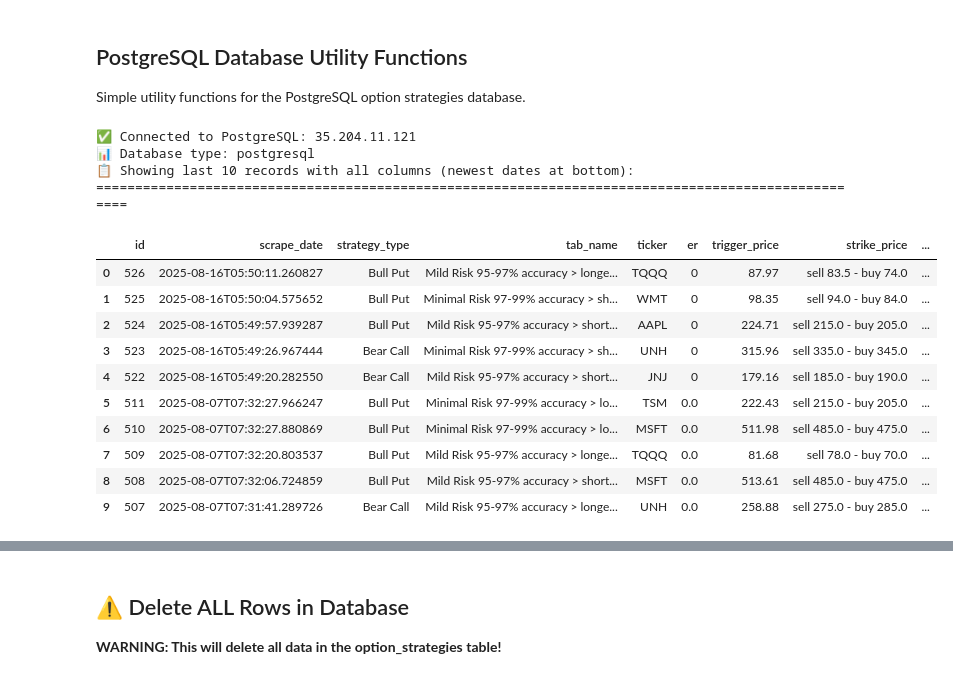
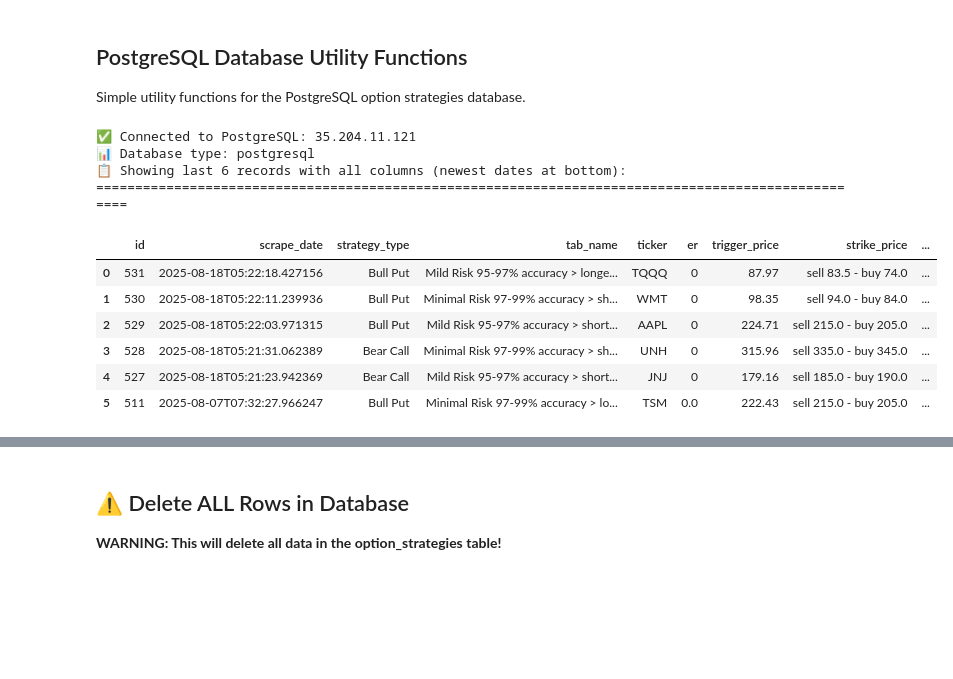
Before and after one commit to cd205/optcom, a Jupyter notebook: database/database_manual_utility_functions.ipynb, the cells around one changed output, grey strips where cells are left out. Saved outputs shown, nothing was run; the diff lists cells and outputs as text; code cells hidden in the pictures; blank space fills up the shorter version.

```diff
--- a/database/database_manual_utility_functions.ipynb
+++ b/database/database_manual_utility_functions.ipynb
@@ -52,43 +52,39 @@ config.pg_config = {
     'password': pg_creds['password']
 }
 
 db = DatabaseConnection(config)
 print(f"✅ Connected to PostgreSQL: {db.config.pg_config['host']}")
 print(f"📊 Database type: {db.config.db_type}")
 
 def get_recent_data(limit=20):
     """Get recent records with valid tickers - newest dates at bottom"""
     query = "SELECT * FROM option_strategies WHERE ticker IS NOT NULL AND ticker != 'None' ORDER BY scrape_date DESC, id ASC LIMIT %s"
     return db.execute_query_df(query, (limit,))
 
 # Fetch and display data
-recent_data = get_recent_data(10)
+recent_data = get_recent_data(6)
 print(f"📋 Showing last {len(recent_data)} records with all columns (newest dates at bottom):")
 
 # Configure pandas display
 pd.set_option('display.max_columns', None)
 pd.set_option('display.width', None)
 pd.set_option('display.max_colwidth', None)
 
 print("="*100)
 display(recent_data)
 print("="*100)
 print(f"✅ Displayed {len(recent_data)} records with {len(recent_data.columns)} columns")
 print(f"📅 Date range: {recent_data['scrape_date'].min()} to {recent_data['scrape_date'].max()}")
 # %% [output]
 ✅ Connected to PostgreSQL: 35.204.11.121
 📊 Database type: postgresql
-📋 Showing last 10 records with all columns (newest dates at bottom):
+📋 Showing last 6 records with all columns (newest dates at bottom):
 ====================================================================================================
 |  | id | scrape_date | strategy_type | tab_name | ticker | er | trigger_price | strike_price | ... |
-| 0 | 526 | 2025-08-16T05:50:11.260827 | Bull Put | Mild Risk 95-97% accuracy > longe... | TQQQ | 0 | 87.97 | sell 83.5 - buy 74.0 | ... |
-| 1 | 525 | 2025-08-16T05:50:04.575652 | Bull Put | Minimal Risk 97-99% accuracy > sh... | WMT | 0 | 98.35 | sell 94.0 - buy 84.0 | ... |
-| 2 | 524 | 2025-08-16T05:49:57.939287 | Bull Put | Mild Risk 95-97% accuracy > short... | AAPL | 0 | 224.71 | sell 215.0 - buy 205.0 | ... |
-| 3 | 523 | 2025-08-16T05:49:26.967444 | Bear Call | Minimal Risk 97-99% accuracy > sh... | UNH | 0 | 315.96 | sell 335.0 - buy 345.0 | ... |
-| 4 | 522 | 2025-08-16T05:49:20.282550 | Bear Call | Mild Risk 95-97% accuracy > short... | JNJ | 0 | 179.16 | sell 185.0 - buy 190.0 | ... |
+| 0 | 531 | 2025-08-18T05:22:18.427156 | Bull Put | Mild Risk 95-97% accuracy > longe... | TQQQ | 0 | 87.97 | sell 83.5 - buy 74.0 | ... |
+| 1 | 530 | 2025-08-18T05:22:11.239936 | Bull Put | Minimal Risk 97-99% accuracy > sh... | WMT | 0 | 98.35 | sell 94.0 - buy 84.0 | ... |
+| 2 | 529 | 2025-08-18T05:22:03.971315 | Bull Put | Mild Risk 95-97% accuracy > short... | AAPL | 0 | 224.71 | sell 215.0 - buy 205.0 | ... |
+| 3 | 528 | 2025-08-18T05:21:31.062389 | Bear Call | Minimal Risk 97-99% accuracy > sh... | UNH | 0 | 315.96 | sell 335.0 - buy 345.0 | ... |
+| 4 | 527 | 2025-08-18T05:21:23.942369 | Bear Call | Mild Risk 95-97% accuracy > short... | JNJ | 0 | 179.16 | sell 185.0 - buy 190.0 | ... |
 | 5 | 511 | 2025-08-07T07:32:27.966247 | Bull Put | Minimal Risk 97-99% accuracy > lo... | TSM | 0.0 | 222.43 | sell 215.0 - buy 205.0 | ... |
-| 6 | 510 | 2025-08-07T07:32:27.880869 | Bull Put | Minimal Risk 97-99% accuracy > lo... | MSFT | 0.0 | 511.98 | sell 485.0 - buy 475.0 | ... |
-| 7 | 509 | 2025-08-07T07:32:20.803537 | Bull Put | Mild Risk 95-97% accuracy > longe... | TQQQ | 0.0 | 81.68 | sell 78.0 - buy 70.0 | ... |
-| 8 | 508 | 2025-08-07T07:32:06.724859 | Bull Put | Mild Risk 95-97% accuracy > short... | MSFT | 0.0 | 513.61 | sell 485.0 - buy 475.0 | ... |
-| 9 | 507 | 2025-08-07T07:31:41.289726 | Bear Call | Mild Risk 95-97% accuracy > longe... | UNH | 0.0 | 258.88 | sell 275.0 - buy 285.0 | ... |
 ====================================================================================================
```
Also changed, not shown: parts of 15 cells of this notebook, 6 other files.
